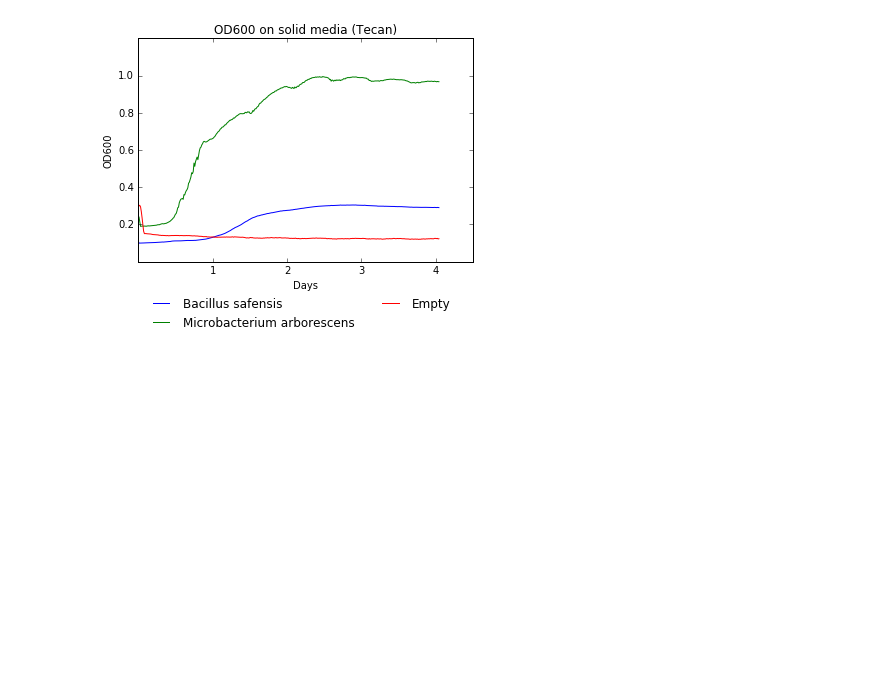
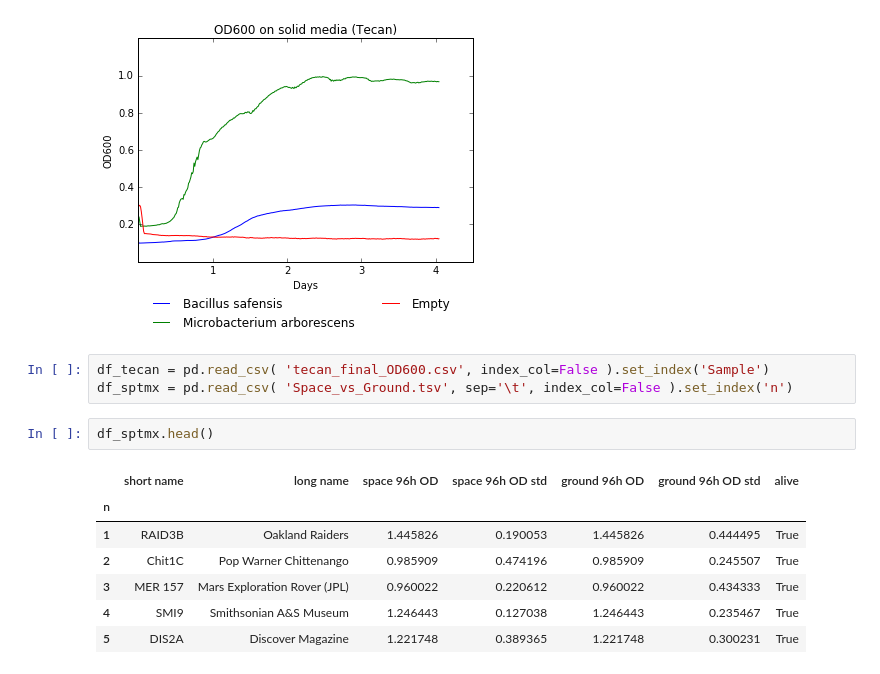
Before and after one commit to ryneches/SpaceGrowth, a Jupyter notebook: OD600 Tecan.ipynb, the cells around one changed output. Saved outputs shown, nothing was run; the diff lists cells and outputs as text; blank space fills up the shorter version.

```diff
--- a/OD600 Tecan.ipynb
+++ b/OD600 Tecan.ipynb
@@ -33,3 +33,16 @@ savefig('OD600_tecan.png', bbox_extra_artists=(lgd,), bbox_inches='tight')
 savefig('OD600_tecan.pdf', bbox_extra_artists=(lgd,), bbox_inches='tight')
 # %% [output]
 [figure]
+# %%
+df_tecan = pd.read_csv( 'tecan_final_OD600.csv', index_col=False ).set_index('Sample')
+df_sptmx = pd.read_csv( 'Space_vs_Ground.tsv', sep='\t', index_col=False ).set_index('n')
+# %%
+df_sptmx.head()
+# %% [output]
+|  | short name | long name | space 96h OD | space 96h OD std | ground 96h OD | ground 96h OD std | alive |
+| n |  |  |  |  |  |  |  |
+| 1 | RAID3B | Oakland Raiders | 1.445826 | 0.190053 | 1.445826 | 0.444495 | True |
+| 2 | Chit1C | Pop Warner Chittenango | 0.985909 | 0.474196 | 0.985909 | 0.245507 | True |
+| 3 | MER 157 | Mars Exploration Rover (JPL) | 0.960022 | 0.220612 | 0.960022 | 0.434333 | True |
+| 4 | SMI9 | Smithsonian A&S Museum | 1.246443 | 0.127038 | 1.246443 | 0.235467 | True |
+| 5 | DIS2A | Discover Magazine | 1.221748 | 0.389365 | 1.221748 | 0.300231 | True |
```
Also changed, not shown: parts of 2 cells of this notebook, 1 other file.
